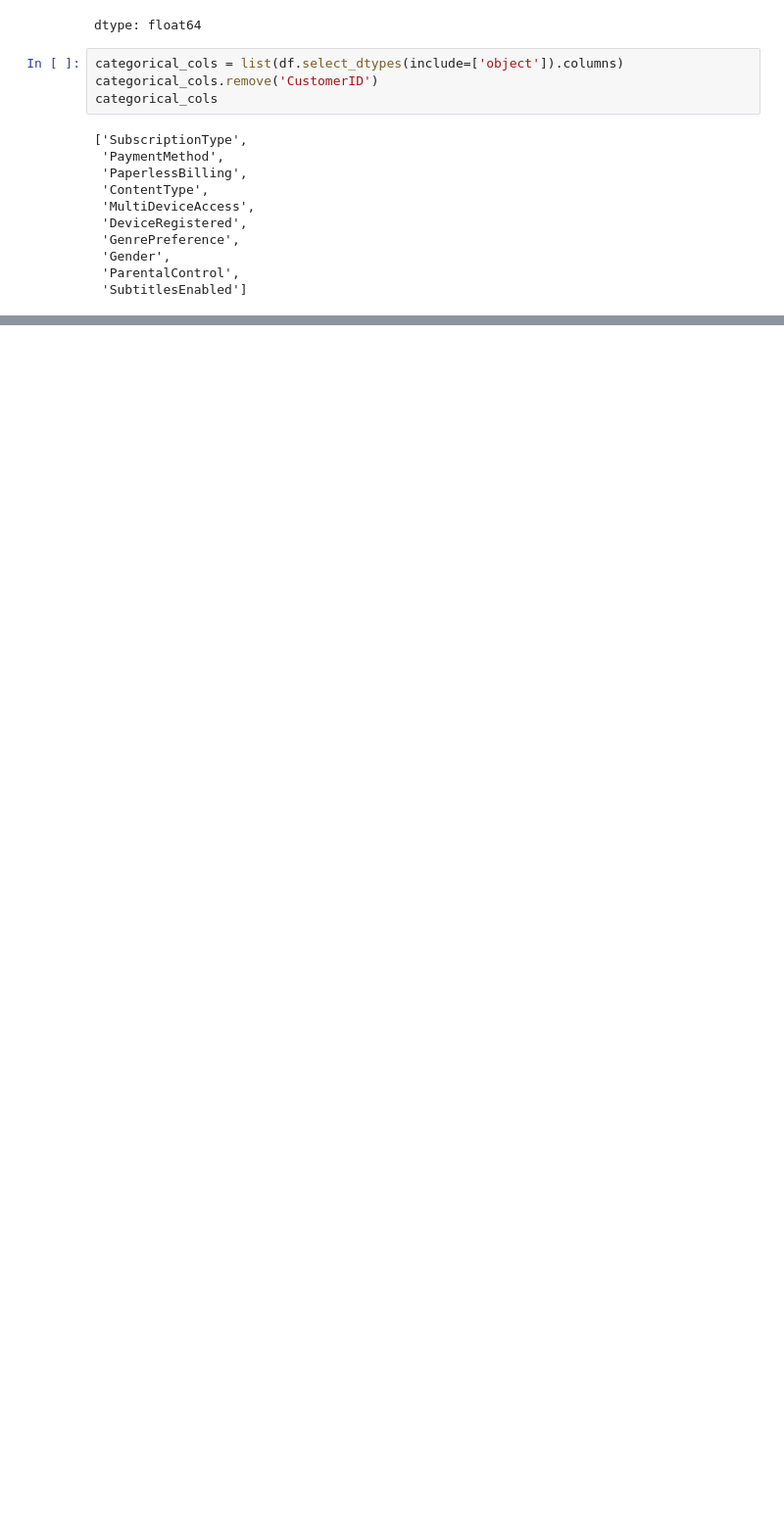
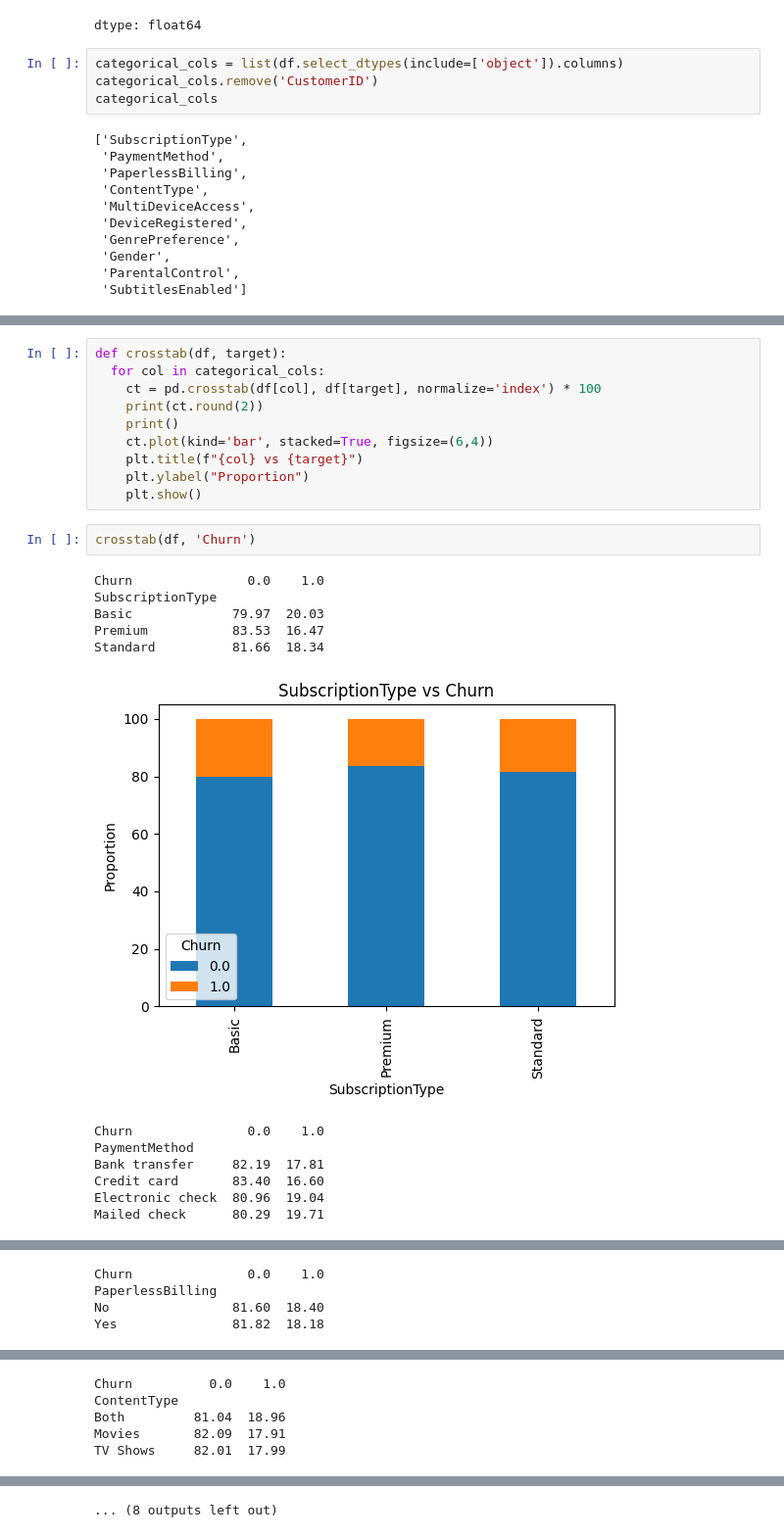
Before and after one commit to ShazanRafi/saas-churn-prediction, a Jupyter notebook: SaaS_Churning_Prediction.ipynb, the cells around one changed output, grey strips where cells are left out. Shown at 98% size. Drawn from its saved outputs; the diff is of its cells as text; blank space fills up the shorter version.

```diff
--- a/SaaS_Churning_Prediction.ipynb
+++ b/SaaS_Churning_Prediction.ipynb
@@ -155,0 +156,25 @@ No                121165       49.88
+# %%
+def crosstab(df, target):
+  for col in categorical_cols:
+    ct = pd.crosstab(df[col], df[target], normalize='index') * 100
+    print(ct.round(2))
+    print()
+    ct.plot(kind='bar', stacked=True, figsize=(6,4))
+    plt.title(f"{col} vs {target}")
+    plt.ylabel("Proportion")
+    plt.show()
+# %%
+crosstab(df, 'Churn')
+# %% [output]
+Churn               0.0    1.0
+SubscriptionType
+Basic             79.97  20.03
+Premium           83.53  16.47
+Standard          81.66  18.34
+[figure, added]
+Churn               0.0    1.0
+PaymentMethod
+Bank transfer     82.19  17.81
+Credit card       83.40  16.60
+Electronic check  80.96  19.04
+Mailed check      80.29  19.71
@@ -155,0 +182,4 @@ No                121165       49.88
+Churn               0.0    1.0
+PaperlessBilling
+No                81.60  18.40
+Yes               81.82  18.18
@@ -155,0 +187,5 @@ No                121165       49.88
+Churn          0.0    1.0
+ContentType
+Both         81.04  18.96
+Movies       82.09  17.91
+TV Shows     82.01  17.99
@@ -155,0 +205 @@ No                121165       49.88
+... (8 outputs left out)
```
Also changed, not shown: parts of 8 cells of this notebook.
